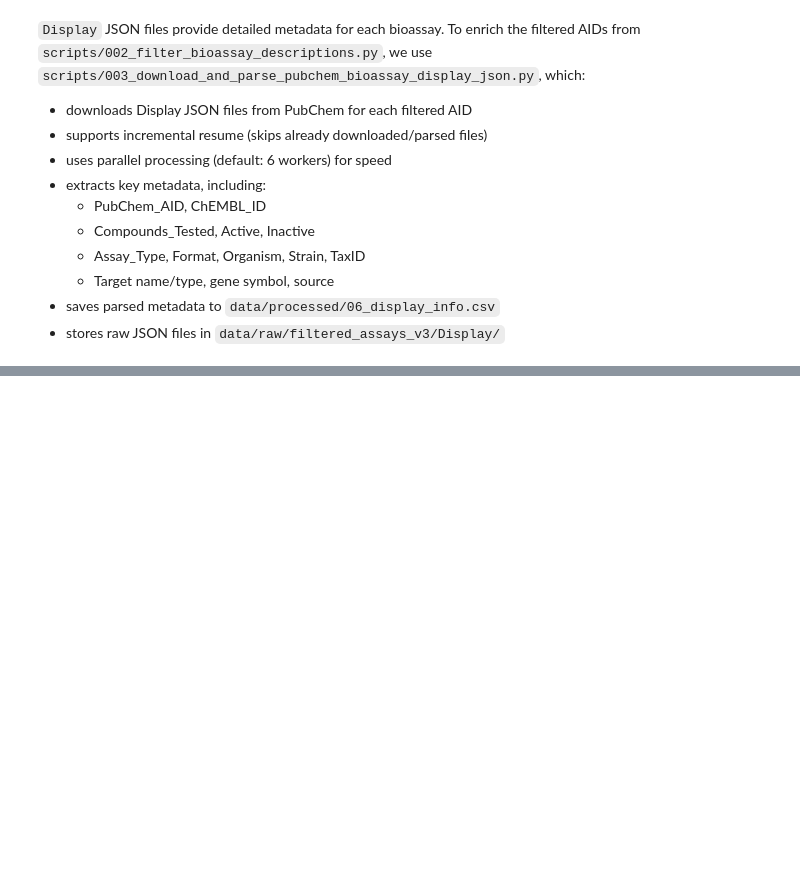
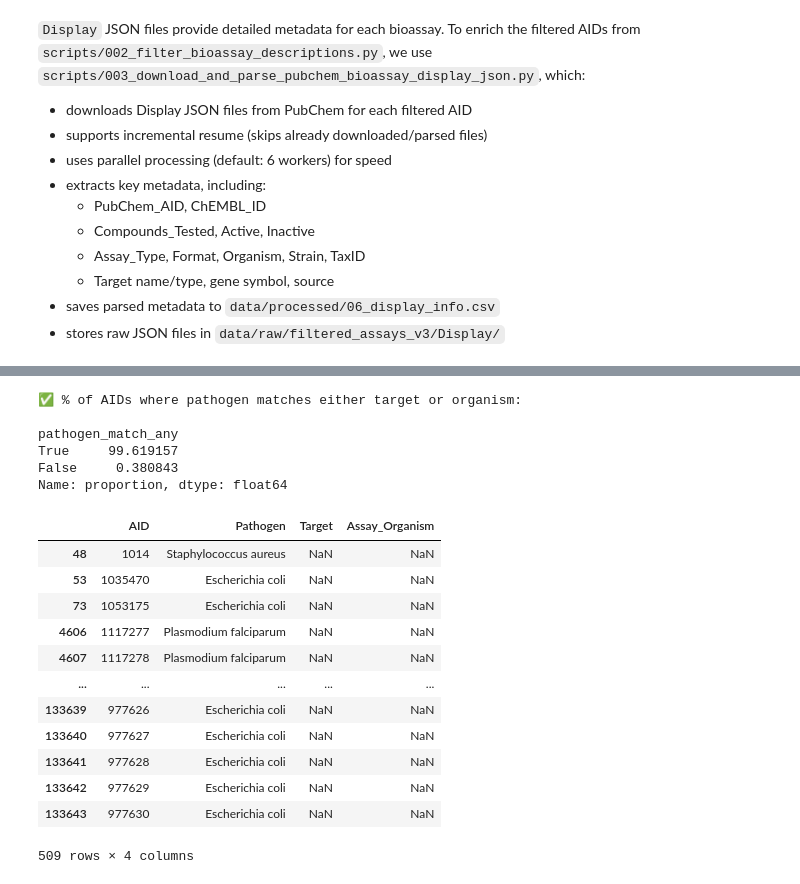
Before and after one commit to ersilia-os/pubchem-antimicrobial-tasks, a Jupyter notebook: notebooks/001_pathogens_of_interest_taxid.ipynb, the cells around one changed output, grey strips where cells are left out. Cells and saved outputs as stored; diff of their text form; code cells hidden in the pictures; blank space fills up the shorter version.

```diff
--- a/notebooks/001_pathogens_of_interest_taxid.ipynb
+++ b/notebooks/001_pathogens_of_interest_taxid.ipynb
@@ -1124,0 +1131,12 @@ display_info.head(10)
+# %%
+import pandas as pd
+
+# Paths to the processed CSVs
+description_info = pd.read_csv(DATA_PROCESSED / "05_filtered_aids.csv")
+display_info = pd.read_csv(DATA_PROCESSED / "06_display_info.csv")
+
+# Merge on AID (PubChem_AID in display_info)
+df_merged = description_info.merge(display_info, left_on="AID", right_on="PubChem_AID", how="inner")
+
+print(f"Merged shape: {df_merged.shape}")
+df_merged.head()
@@ -1124,0 +1179,31 @@ display_info.head(10)
+# %%
+# Count matches
+summary = df_merged["pathogen_match_any"].value_counts(normalize=True) * 100
+print("✅ % of AIDs where pathogen matches either target or organism:\n")
+print(summary)
+# %% [output]
+✅ % of AIDs where pathogen matches either target or organism:
+
+pathogen_match_any
+True     99.619157
+False     0.380843
+Name: proportion, dtype: float64
+# %%
+non_matching = df_merged[df_merged["pathogen_match_any"] == False]
+
+# Display relevant columns
+non_matching[["AID", "Pathogen", "Target", "Assay_Organism"]]
+# %% [output]
+|  | AID | Pathogen | Target | Assay_Organism |
+| 48 | 1014 | Staphylococcus aureus | NaN | NaN |
+| 53 | 1035470 | Escherichia coli | NaN | NaN |
+| 73 | 1053175 | Escherichia coli | NaN | NaN |
+| 4606 | 1117277 | Plasmodium falciparum | NaN | NaN |
+| 4607 | 1117278 | Plasmodium falciparum | NaN | NaN |
+| ... | ... | ... | ... | ... |
+| 133639 | 977626 | Escherichia coli | NaN | NaN |
+| 133640 | 977627 | Escherichia coli | NaN | NaN |
+| 133641 | 977628 | Escherichia coli | NaN | NaN |
+| 133642 | 977629 | Escherichia coli | NaN | NaN |
+| 133643 | 977630 | Escherichia coli | NaN | NaN |
+509 rows × 4 columns
```
Also changed, not shown: parts of 19 cells of this notebook.
